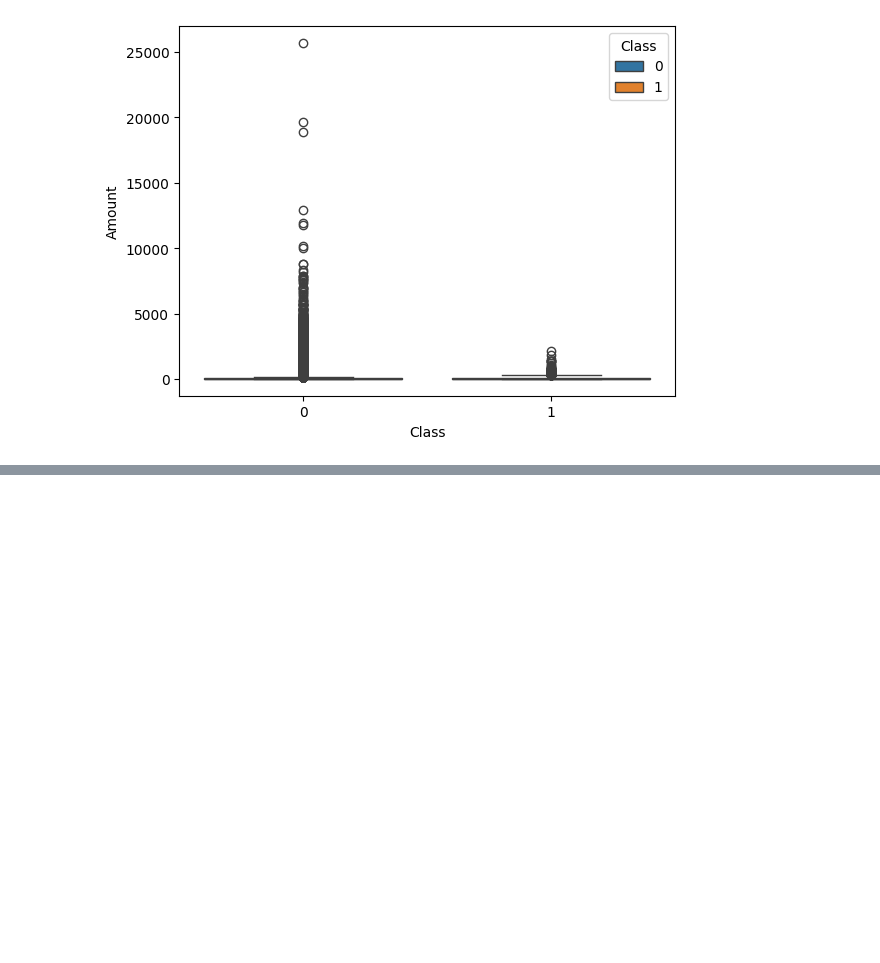
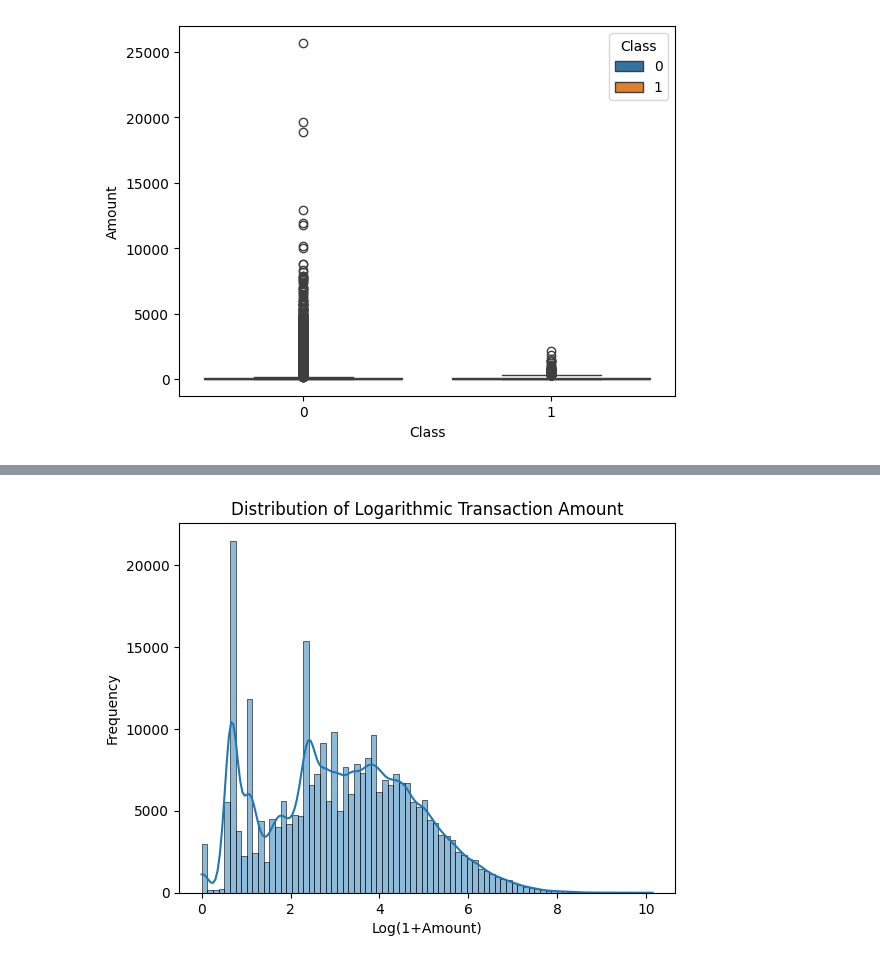
Before and after one commit to AadityaBajgain/Fraudguard, a Jupyter notebook: notebooks/01_exploration.ipynb, the cells around one changed output, grey strips where cells are left out. Cells and saved outputs as stored; diff of their text form; code cells hidden in the pictures; blank space fills up the shorter version.

```diff
--- a/notebooks/01_exploration.ipynb
+++ b/notebooks/01_exploration.ipynb
@@ -136,0 +298,10 @@ sns.boxplot(data = df, x = "Class", y = "Amount", hue = "Class")
+# %%
+df["LogAmount"] = np.log1p(df["Amount"])
+# %%
+sns.histplot(data = df, x = "LogAmount", bins = 80, kde = True)
+plt.title("Distribution of Logarithmic Transaction Amount")
+plt.xlabel("Log(1+Amount)")
+plt.ylabel("Frequency")
+plt.show()
+# %% [output]
+[figure, added]
```
Also changed, not shown: parts of 29 cells of this notebook.
